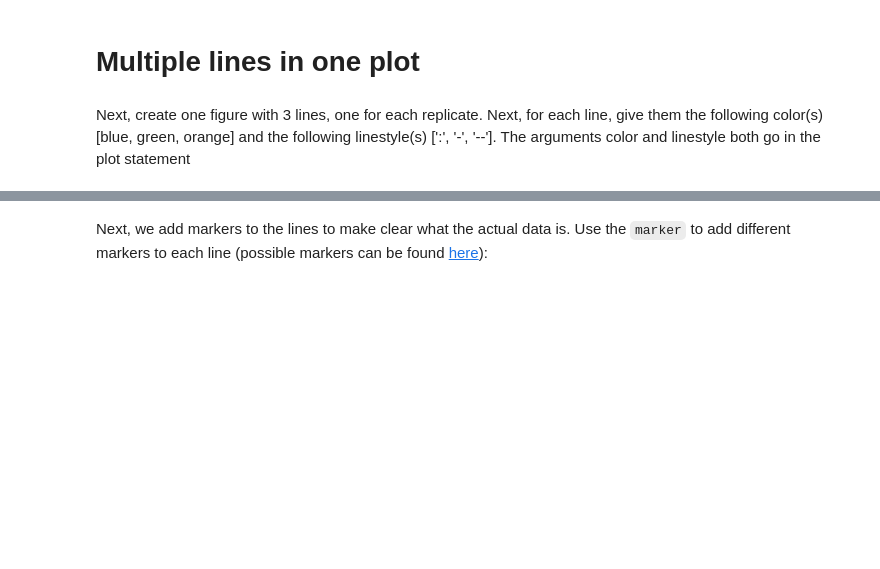
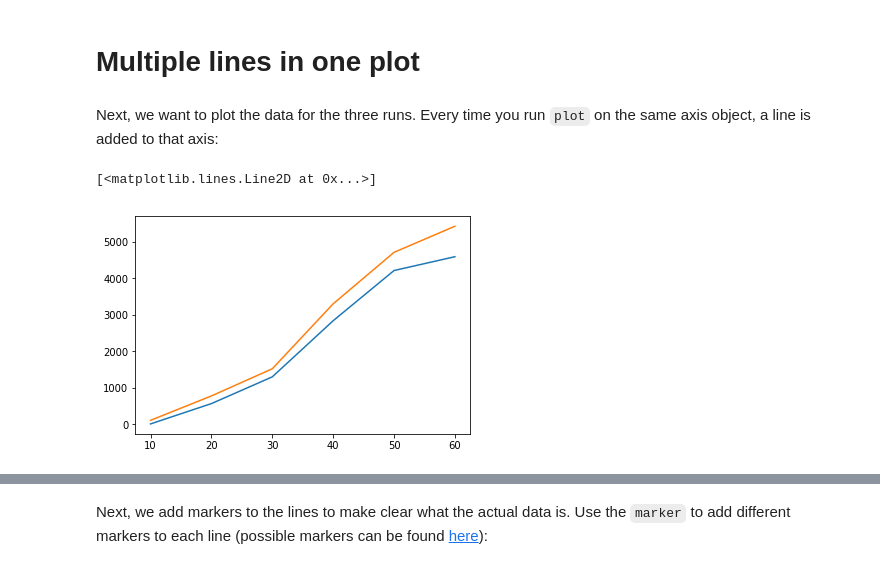
Before and after one commit to lacdr-tox/basic-programming-in-drug-discovery, a Jupyter notebook: python/exercises/2. Basic Plotting.ipynb, the cells around one changed output, grey strips where cells are left out. Saved outputs shown, nothing was run; the diff lists cells and outputs as text; code cells hidden in the pictures; blank space fills up the shorter version.

```diff
--- a/python/exercises/2. Basic Plotting.ipynb
+++ b/python/exercises/2. Basic Plotting.ipynb
@@ -100,5 +100,13 @@ ax.set(title='Labresults plot',yticks=[0,4000],yticklabels=['min','max'],
 [figure]
 # %% [markdown]
 # Multiple lines in one plot
-# %% [markdown]
-Next, create one figure with 3 lines, one for each replicate. Next, for each line, give them the following color(s) [blue, green, orange] and the following linestyle(s) [':', '-', '--']. The arguments color and linestyle both go in the plot statement
+# %% [markdown]
+Next, we want to plot the data for the three runs. Every time you run `plot` on the same axis object, a line is added to that axis:
+# %%
+fig = plt.figure(figsize=(6,4))
+ax = plt.gca()
+ax.plot(conc_unique,counts_r1)
+ax.plot(conc_unique,counts_r2)
+# %% [output]
+[<matplotlib.lines.Line2D at 0x...>]
+[figure, added]
```
Also changed, not shown: parts of 13 cells of this notebook.
